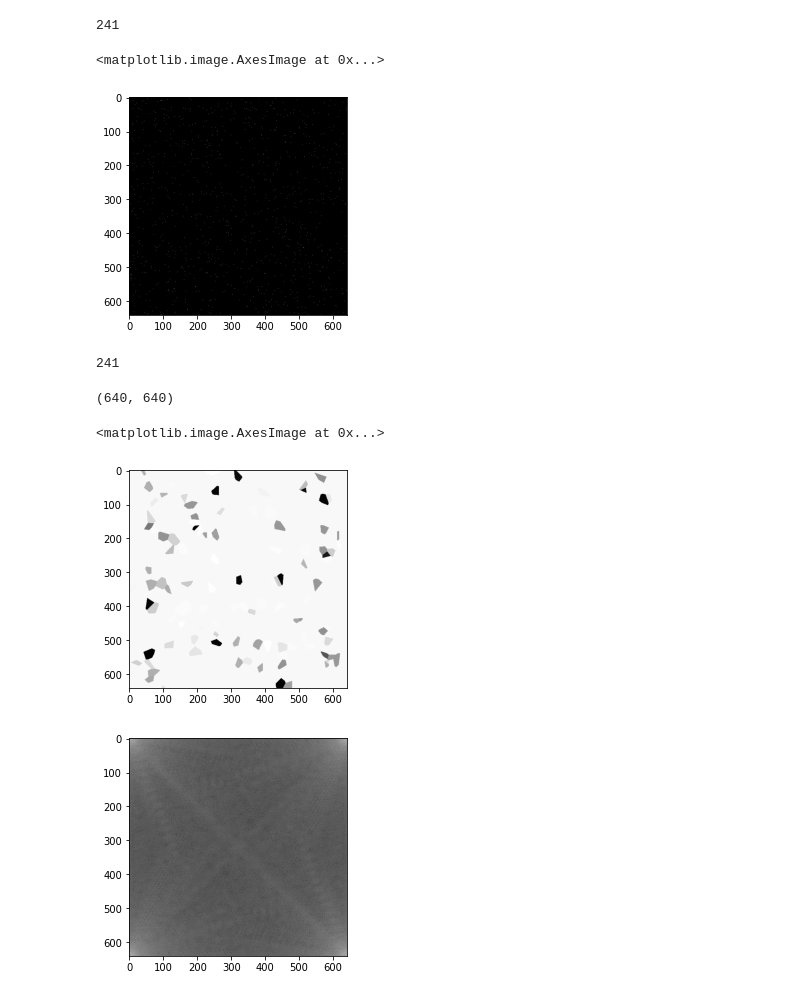
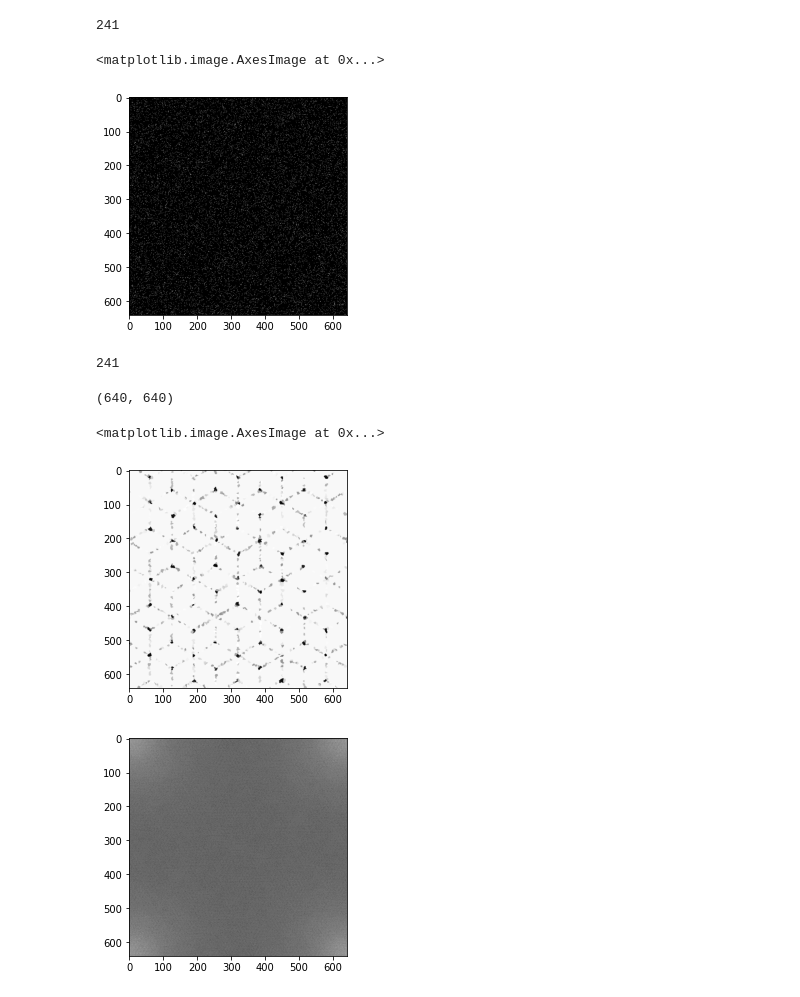
Before and after one commit to joaortizro/Image-Processing, a Jupyter notebook: algo.ipynb, the cells around one changed output. Drawn from its saved outputs; the diff is of its cells as text; code cells hidden in the pictures.

```diff
--- a/algo.ipynb
+++ b/algo.ipynb
@@ -94,11 +94,11 @@ def circle_img(r,x,y):
     circle_img = cv2.circle(circle_img, (x,y) , r, (255,255,255), -1)
     return circle_img
 # %%
-i_sampled_image,i_points,i_values = get_irregular_sampling(image,1000)
+i_sampled_image,i_points,i_values = get_irregular_sampling(image,15000)
 plt.imshow(i_sampled_image,cmap='gray')
 # %% [output]
 <matplotlib.image.AxesImage at 0x...>
-[figure, old version]
+[figure, new version]
 # %%
 
 interpolation = NearestNDInterpolator(i_points,i_values)
@@ -113,7 +113,7 @@ plt.imshow(int_image,cmap='gray')
 # %% [output]
 (640, 640)
 <matplotlib.image.AxesImage at 0x...>
-[figure, old version]
+[figure, new version]
 # %%
 fft= np.fft.fft2(int_image)
 magnitude_spectrum , raw_magnitude = plot_fourier_transform(fft)
```
Also changed, not shown: parts of 7 cells of this notebook.
